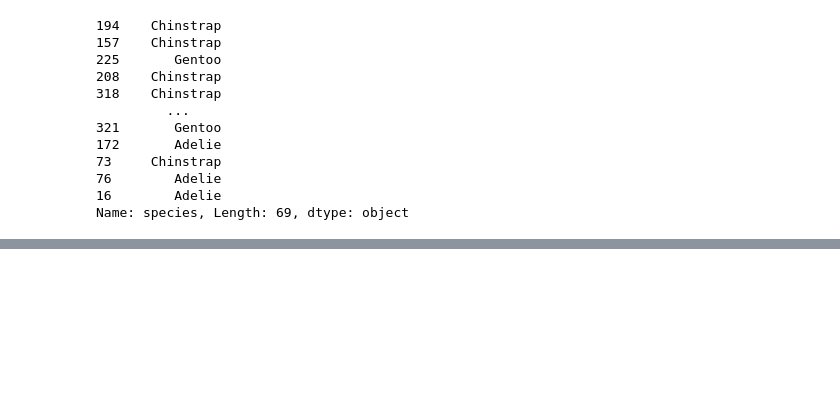
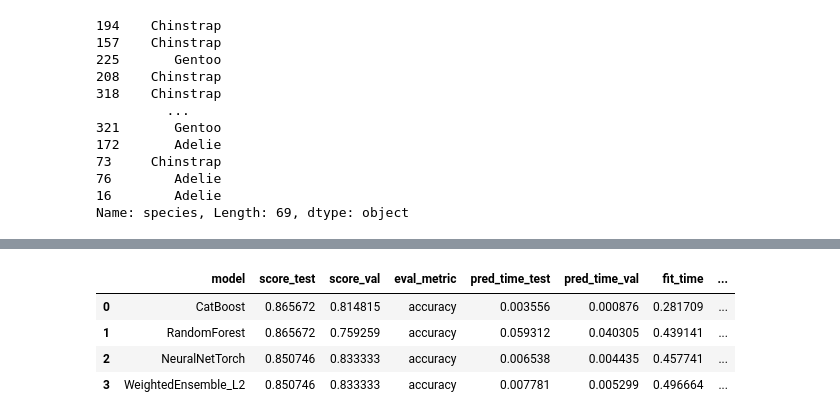
Before and after one commit to Rmalyahya/B5, a Jupyter notebook: student/C3/C3_M6Ex2.ipynb, the cells around one changed output, grey strips where cells are left out. Saved outputs shown, nothing was run; the diff lists cells and outputs as text; code cells hidden in the pictures; blank space fills up the shorter version.

```diff
--- a/student/C3/C3_M6Ex2.ipynb
+++ b/student/C3/C3_M6Ex2.ipynb
@@ -269,0 +320,2 @@ Name: species, Length: 69, dtype: object
+# %%
+predictor2.fit_summary(show_plot=True, verbosity=2)
@@ -269,0 +393,8 @@ Name: species, Length: 69, dtype: object
+# %%
+predictor2.leaderboard(test_data2)
+# %% [output]
+|  | model | score_test | score_val | eval_metric | pred_time_test | pred_time_val | fit_time | ... |
+| 0 | CatBoost | 0.865672 | 0.814815 | accuracy | 0.003556 | 0.000876 | 0.281709 | ... |
+| 1 | RandomForest | 0.865672 | 0.759259 | accuracy | 0.059312 | 0.040305 | 0.439141 | ... |
+| 2 | NeuralNetTorch | 0.850746 | 0.833333 | accuracy | 0.006538 | 0.004435 | 0.457741 | ... |
+| 3 | WeightedEnsemble_L2 | 0.850746 | 0.833333 | accuracy | 0.007781 | 0.005299 | 0.496664 | ... |
```
Also changed, not shown: parts of 20 cells of this notebook.
